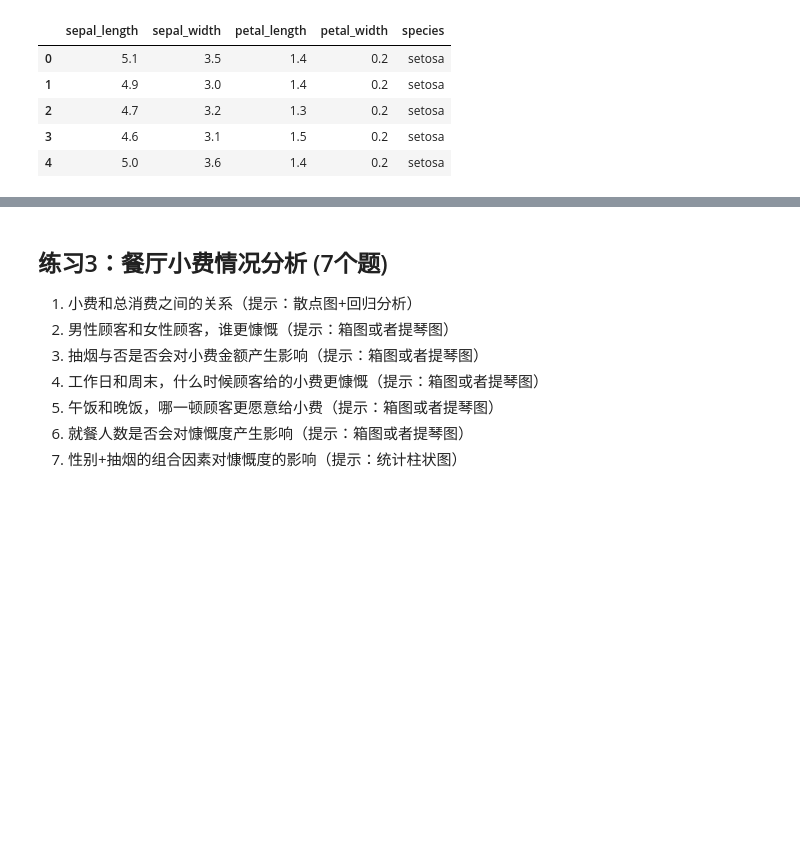
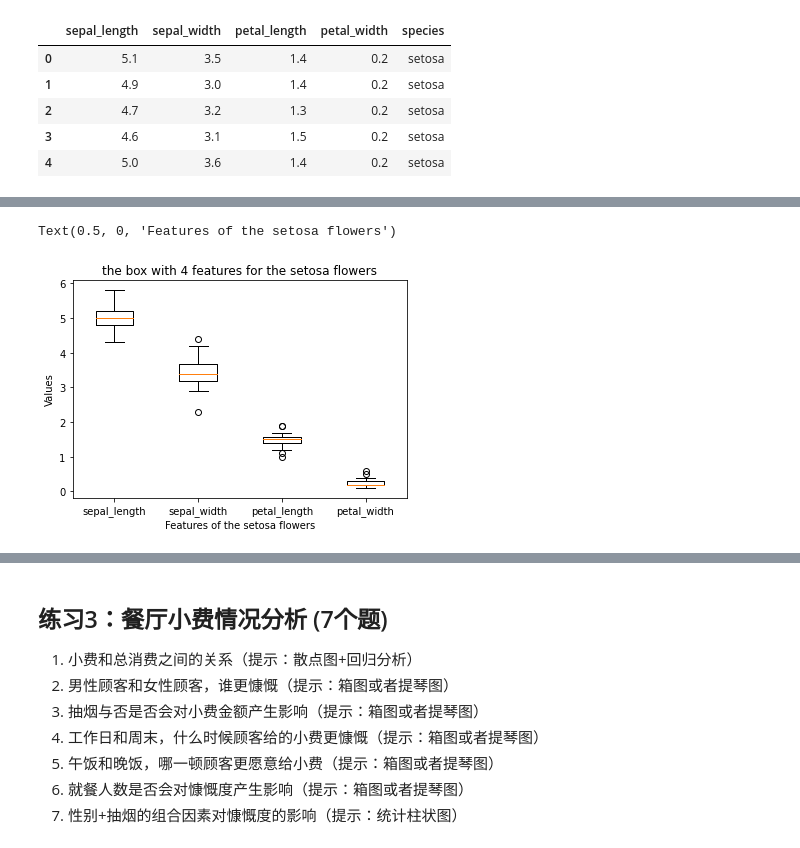
Before and after one commit to iphysresearch/GWData-Bootcamp, a Jupyter notebook: 2023/python/homework-matplotlib_seaborn.ipynb, the cells around one changed output, grey strips where cells are left out. Saved outputs shown, nothing was run; the diff lists cells and outputs as text; code cells hidden in the pictures; blank space fills up the shorter version.

```diff
--- a/2023/python/homework-matplotlib_seaborn.ipynb
+++ b/2023/python/homework-matplotlib_seaborn.ipynb
@@ -52,0 +112,11 @@ data.head()
+# %%
+#按种类分为四个Data
+data_species = data.groupby('species')
+
+data_setosa = data_species.get_group('setosa')
+
+data_verscicolor = data_species.get_group('versicolor')
+
+data_virginica = data_species.get_group('virginica')
+
+data_setosa.head()
@@ -52,0 +130,8 @@ data.head()
+# %%
+plt.boxplot(data_setosa.iloc[:,0:4],labels=['sepal_length','sepal_width','petal_length','petal_width'])
+plt.title('the box with 4 features for the setosa flowers')
+plt.ylabel('Values')
+plt.xlabel('Features of the setosa flowers')
+# %% [output]
+Text(0.5, 0, 'Features of the setosa flowers')
+[figure, added]
```
Also changed, not shown: parts of 13 cells of this notebook.
